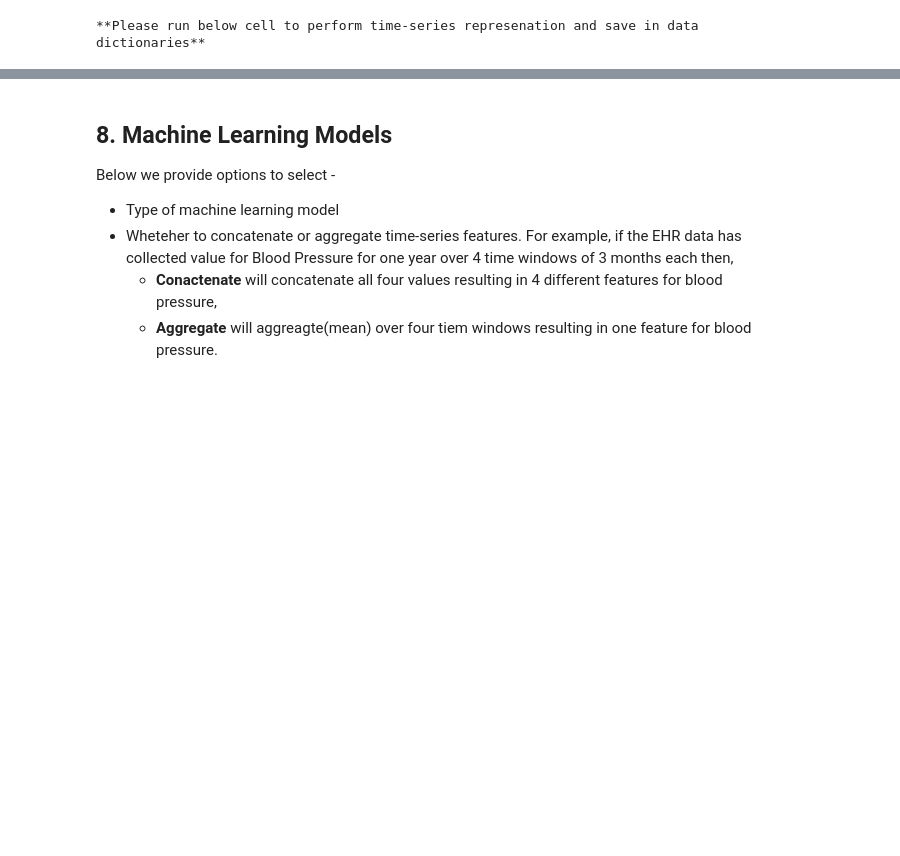
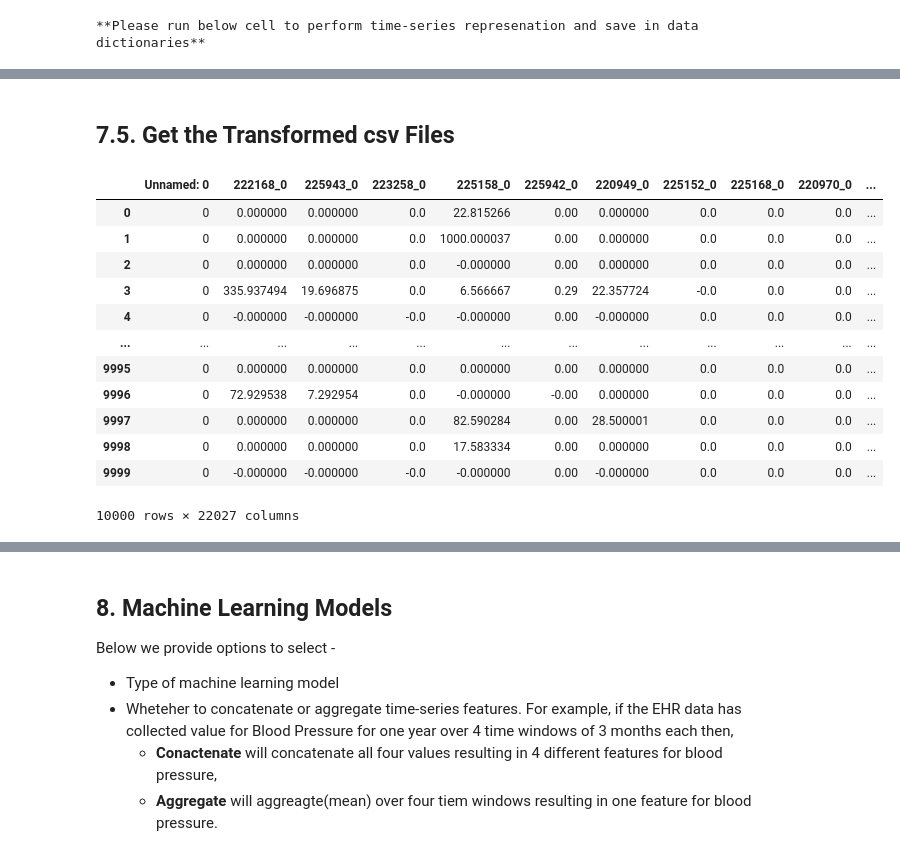
Before and after one commit to Tian-Bai/MIMIC-IV-Data-Pipeline, a Jupyter notebook: mainPipeline.ipynb, the cells around one changed output, grey strips where cells are left out. Saved outputs shown, nothing was run; the diff lists cells and outputs as text; code cells hidden in the pictures; blank space fills up the shorter version.

```diff
--- a/mainPipeline.ipynb
+++ b/mainPipeline.ipynb
@@ -862,0 +864,2 @@ bucket 1
+# %% [markdown]
+## 7.5. Get the Transformed csv Files
@@ -862,0 +965,17 @@ bucket 1
+# %%
+X = pd.read_csv("icu_features.csv")
+X
+# %% [output]
+|  | Unnamed: 0 | 222168_0 | 225943_0 | 223258_0 | 225158_0 | 225942_0 | 220949_0 | 225152_0 | 225168_0 | 220970_0 | ... |
+| 0 | 0 | 0.000000 | 0.000000 | 0.0 | 22.815266 | 0.00 | 0.000000 | 0.0 | 0.0 | 0.0 | ... |
+| 1 | 0 | 0.000000 | 0.000000 | 0.0 | 1000.000037 | 0.00 | 0.000000 | 0.0 | 0.0 | 0.0 | ... |
+| 2 | 0 | 0.000000 | 0.000000 | 0.0 | -0.000000 | 0.00 | 0.000000 | 0.0 | 0.0 | 0.0 | ... |
+| 3 | 0 | 335.937494 | 19.696875 | 0.0 | 6.566667 | 0.29 | 22.357724 | -0.0 | 0.0 | 0.0 | ... |
+| 4 | 0 | -0.000000 | -0.000000 | -0.0 | -0.000000 | 0.00 | -0.000000 | 0.0 | 0.0 | 0.0 | ... |
+| ... | ... | ... | ... | ... | ... | ... | ... | ... | ... | ... | ... |
+| 9995 | 0 | 0.000000 | 0.000000 | 0.0 | 0.000000 | 0.00 | 0.000000 | 0.0 | 0.0 | 0.0 | ... |
+| 9996 | 0 | 72.929538 | 7.292954 | 0.0 | -0.000000 | -0.00 | 0.000000 | 0.0 | 0.0 | 0.0 | ... |
+| 9997 | 0 | 0.000000 | 0.000000 | 0.0 | 82.590284 | 0.00 | 28.500001 | 0.0 | 0.0 | 0.0 | ... |
+| 9998 | 0 | 0.000000 | 0.000000 | 0.0 | 17.583334 | 0.00 | 0.000000 | 0.0 | 0.0 | 0.0 | ... |
+| 9999 | 0 | -0.000000 | -0.000000 | -0.0 | -0.000000 | 0.00 | -0.000000 | 0.0 | 0.0 | 0.0 | ... |
+10000 rows × 22027 columns
```
Also changed, not shown: parts of 14 cells of this notebook, 3 other files.
